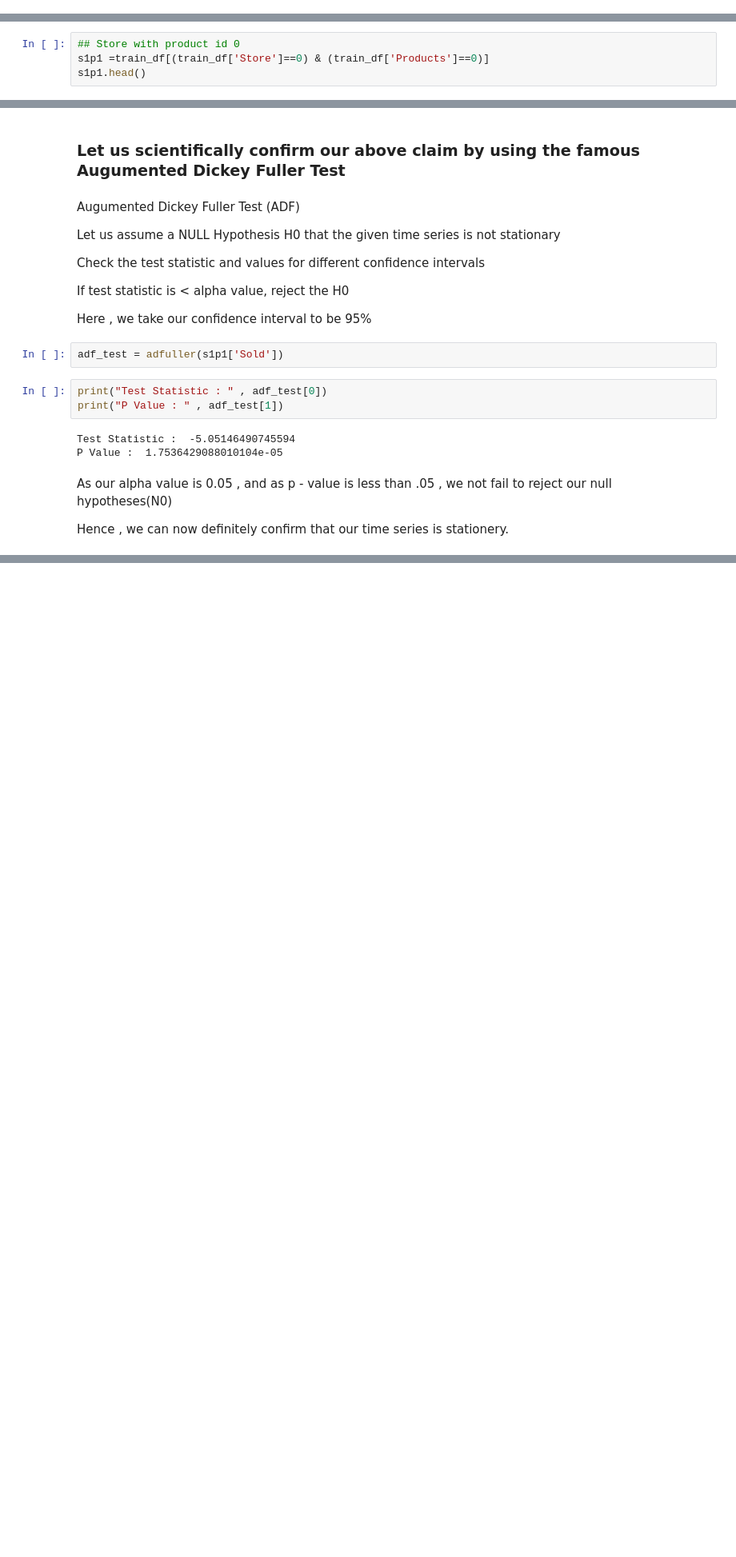
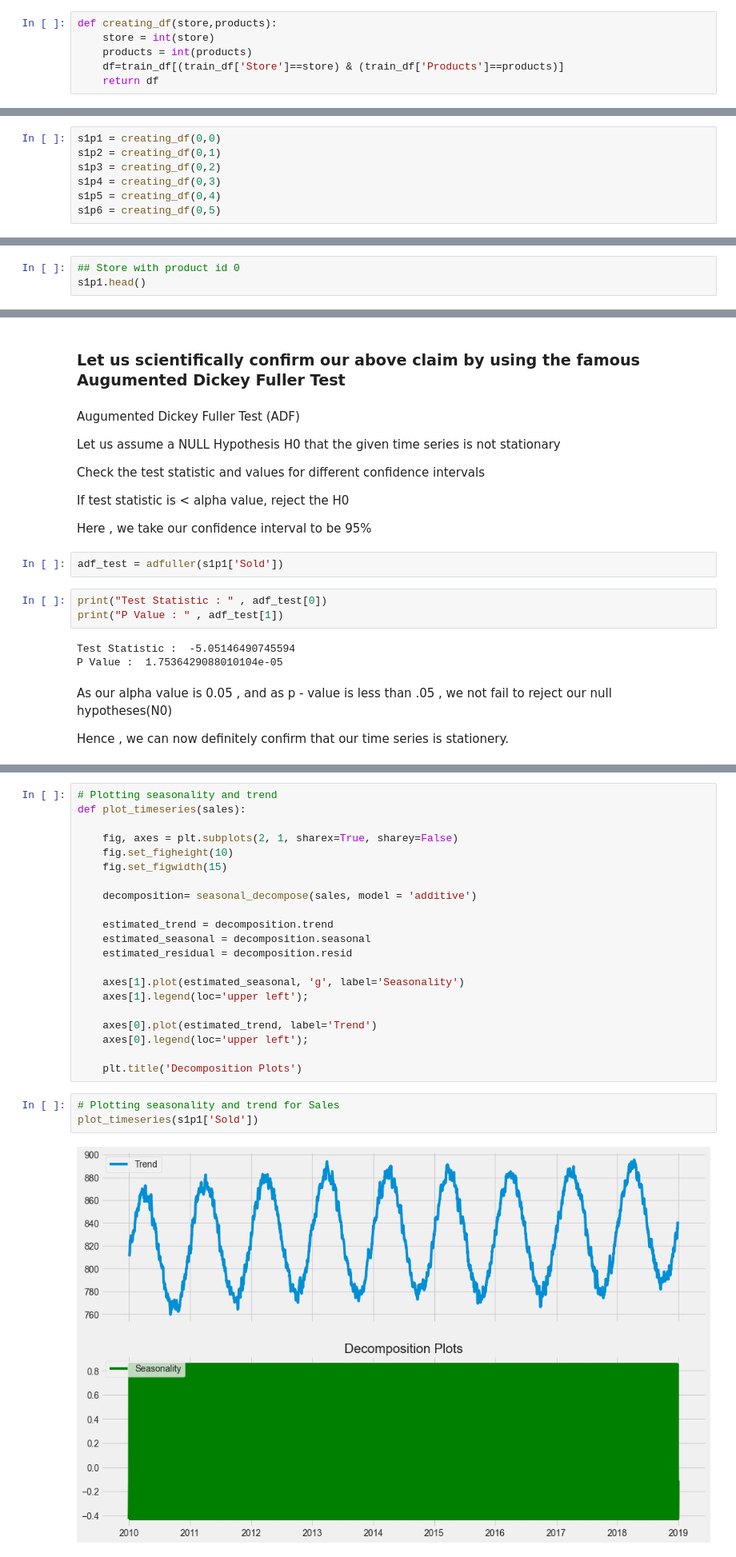
Before and after one commit to MANISH-KUMAR-CODES/forecasting-on-store-products, a Jupyter notebook: Time_Series_Forecasting_on_Store_Sales.ipynb, the cells around one changed output, grey strips where cells are left out. Shown at 80% size. Cells and saved outputs as stored; diff of their text form; blank space fills up the shorter version.

```diff
--- a/Time_Series_Forecasting_on_Store_Sales.ipynb
+++ b/Time_Series_Forecasting_on_Store_Sales.ipynb
@@ -262,0 +284,6 @@ train_df.head()
+# %%
+def creating_df(store,products):
+    store = int(store)
+    products = int(products)
+    df=train_df[(train_df['Store']==store) & (train_df['Products']==products)]
+    return df
@@ -263,8 +292,14 @@ train_df.head()
+# %%
+s1p1 = creating_df(0,0)
+s1p2 = creating_df(0,1)
+s1p3 = creating_df(0,2)
+s1p4 = creating_df(0,3)
+s1p5 = creating_df(0,4)
+s1p6 = creating_df(0,5)
 # %% [markdown]
 ### 1st product
 # %%
 ## Store with product id 0
-s1p1 =train_df[(train_df['Store']==0) & (train_df['Products']==0)]
 s1p1.head()
 # %% [output]
 |  | Store | Products | Sold | day | month | year | dayofweek |
@@ -343,0 +381,26 @@ Hence , we can now definitely confirm that our time series is  stationery.
+# %%
+# Plotting seasonality and trend
+def plot_timeseries(sales):
+
+    fig, axes = plt.subplots(2, 1, sharex=True, sharey=False)
+    fig.set_figheight(10)
+    fig.set_figwidth(15)
+
+    decomposition= seasonal_decompose(sales, model = 'additive')
+
+    estimated_trend = decomposition.trend
+    estimated_seasonal = decomposition.seasonal
+    estimated_residual = decomposition.resid
+
+    axes[1].plot(estimated_seasonal, 'g', label='Seasonality')
+    axes[1].legend(loc='upper left');
+
+    axes[0].plot(estimated_trend, label='Trend')
+    axes[0].legend(loc='upper left');
+
+    plt.title('Decomposition Plots')
+# %%
+# Plotting seasonality and trend for Sales
+plot_timeseries(s1p1['Sold'])
+# %% [output]
+[figure, added]
```
Also changed, not shown: parts of 14 cells of this notebook.
